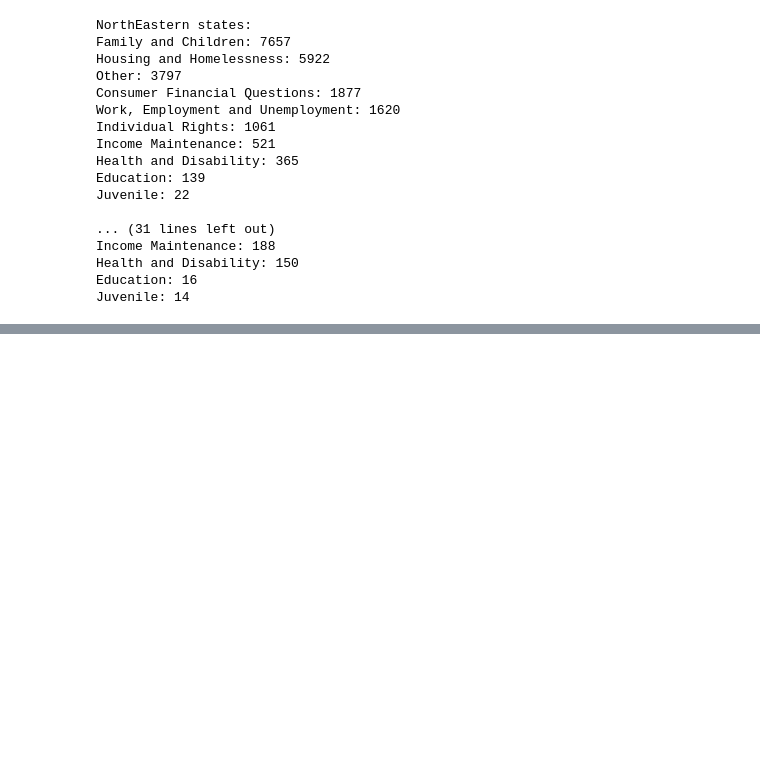
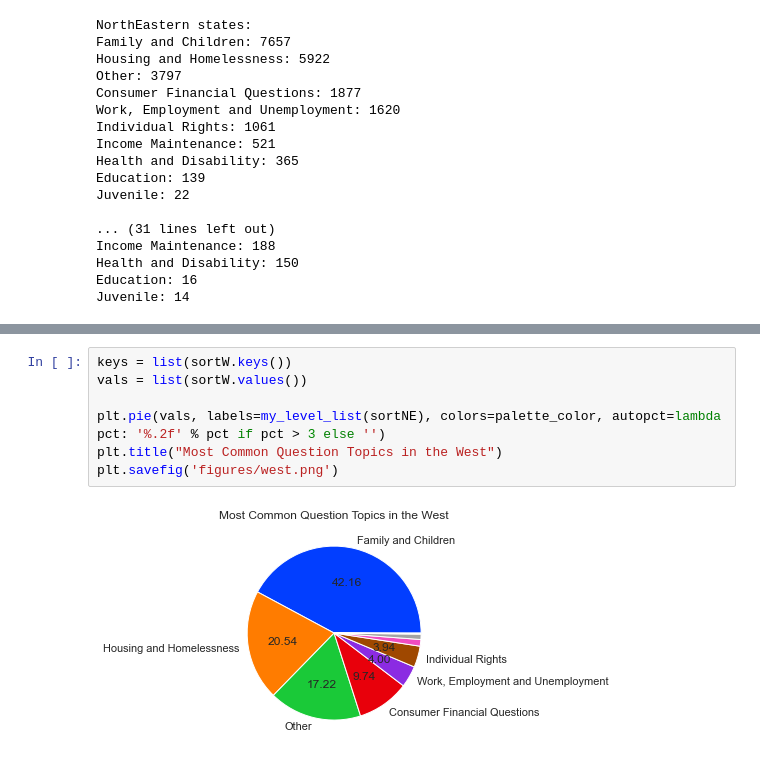
Before and after one commit to bvaduri255/unicornsdatafest, a Jupyter notebook: notebook.ipynb, the cells around one changed output, grey strips where cells are left out. Drawn from its saved outputs; the diff is of its cells as text; blank space fills up the shorter version.

```diff
--- a/notebook.ipynb
+++ b/notebook.ipynb
@@ -137,0 +176,9 @@ Juvenile: 14
+# %%
+keys = list(sortW.keys())
+vals = list(sortW.values())
+
+plt.pie(vals, labels=my_level_list(sortNE), colors=palette_color, autopct=lambda pct: '%.2f' % pct if pct > 3 else '')
+plt.title("Most Common Question Topics in the West")
+plt.savefig('figures/west.png')
+# %% [output]
+[figure, added]
```
Also changed, not shown: parts of 4 cells of this notebook, 4 other files.
